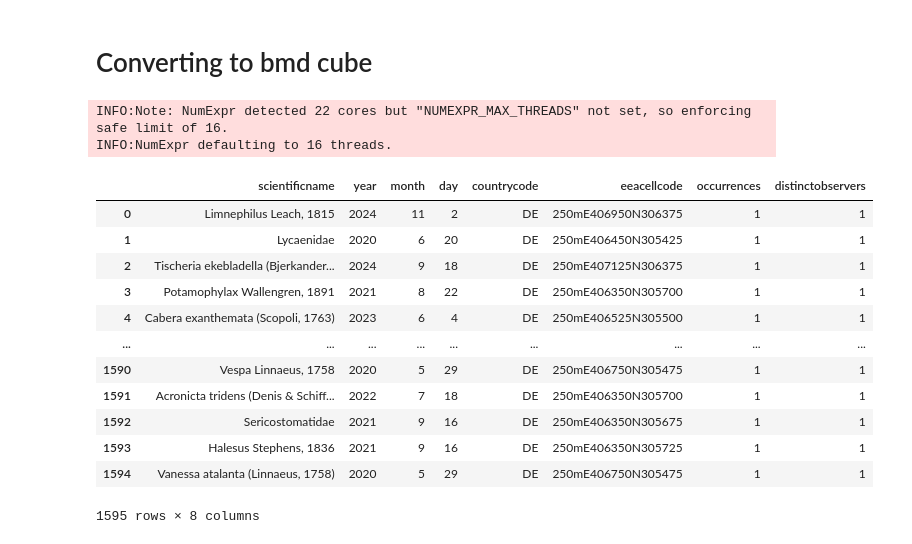
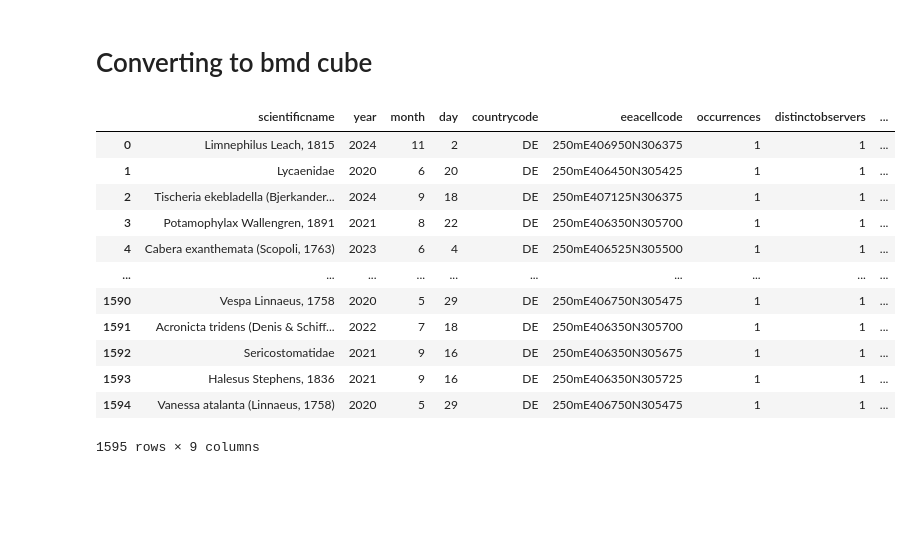
Before and after one commit to nbillietPM/BmC, a Jupyter notebook: scripts/gbif/gbif.ipynb, the cells around one changed output. Saved outputs shown, nothing was run; the diff lists cells and outputs as text; code cells hidden in the pictures; blank space fills up the shorter version.

```diff
--- a/scripts/gbif/gbif.ipynb
+++ b/scripts/gbif/gbif.ipynb
@@ -148,23 +148,25 @@ Total records found in box: 65768210
 # Converting to bmd cube
 # %%
 import pandas as pd
+from bmc.datasource.gbif import harmonisation
+from bmc.engine import spatial
 
+spatial_engine = spatial.spatial_engine()
 bbox = [6.365693, 50.50134, 6.472005, 50.650193]
-gbif_table = pd.read_csv("0002756-260623161305970.csv", sep="\t")
-gbif_table
+gdf = pd.read_csv("0002756-260623161305970.csv", sep="\t")
+gdf["geometry"] =  gdf["eeacellcode"].apply(harmonisation.parse_to_polygon)
+gdf
 # %% [output]
+|  | scientificname | year | month | day | countrycode | eeacellcode | occurrences | distinctobservers | ... |
+| 0 | Limnephilus Leach, 1815 | 2024 | 11 | 2 | DE | 250mE406950N306375 | 1 | 1 | ... |
+| 1 | Lycaenidae | 2020 | 6 | 20 | DE | 250mE406450N305425 | 1 | 1 | ... |
+| 2 | Tischeria ekebladella (Bjerkander... | 2024 | 9 | 18 | DE | 250mE407125N306375 | 1 | 1 | ... |
+| 3 | Potamophylax Wallengren, 1891 | 2021 | 8 | 22 | DE | 250mE406350N305700 | 1 | 1 | ... |
+| 4 | Cabera exanthemata (Scopoli, 1763) | 2023 | 6 | 4 | DE | 250mE406525N305500 | 1 | 1 | ... |
+| ... | ... | ... | ... | ... | ... | ... | ... | ... | ... |
+| 1590 | Vespa Linnaeus, 1758 | 2020 | 5 | 29 | DE | 250mE406750N305475 | 1 | 1 | ... |
+| 1591 | Acronicta tridens (Denis & Schiff... | 2022 | 7 | 18 | DE | 250mE406350N305700 | 1 | 1 | ... |
+| 1592 | Sericostomatidae | 2021 | 9 | 16 | DE | 250mE406350N305675 | 1 | 1 | ... |
+| 1593 | Halesus Stephens, 1836 | 2021 | 9 | 16 | DE | 250mE406350N305725 | 1 | 1 | ... |
+| 1594 | Vanessa atalanta (Linnaeus, 1758) | 2020 | 5 | 29 | DE | 250mE406750N305475 | 1 | 1 | ... |
-INFO:Note: NumExpr detected 22 cores but "NUMEXPR_MAX_THREADS" not set, so enforcing safe limit of 16.
-INFO:NumExpr defaulting to 16 threads.
+1595 rows × 9 columns
-|  | scientificname | year | month | day | countrycode | eeacellcode | occurrences | distinctobservers |
-| 0 | Limnephilus Leach, 1815 | 2024 | 11 | 2 | DE | 250mE406950N306375 | 1 | 1 |
-| 1 | Lycaenidae | 2020 | 6 | 20 | DE | 250mE406450N305425 | 1 | 1 |
-| 2 | Tischeria ekebladella (Bjerkander... | 2024 | 9 | 18 | DE | 250mE407125N306375 | 1 | 1 |
-| 3 | Potamophylax Wallengren, 1891 | 2021 | 8 | 22 | DE | 250mE406350N305700 | 1 | 1 |
-| 4 | Cabera exanthemata (Scopoli, 1763) | 2023 | 6 | 4 | DE | 250mE406525N305500 | 1 | 1 |
-| ... | ... | ... | ... | ... | ... | ... | ... | ... |
-| 1590 | Vespa Linnaeus, 1758 | 2020 | 5 | 29 | DE | 250mE406750N305475 | 1 | 1 |
-| 1591 | Acronicta tridens (Denis & Schiff... | 2022 | 7 | 18 | DE | 250mE406350N305700 | 1 | 1 |
-| 1592 | Sericostomatidae | 2021 | 9 | 16 | DE | 250mE406350N305675 | 1 | 1 |
-| 1593 | Halesus Stephens, 1836 | 2021 | 9 | 16 | DE | 250mE406350N305725 | 1 | 1 |
-| 1594 | Vanessa atalanta (Linnaeus, 1758) | 2020 | 5 | 29 | DE | 250mE406750N305475 | 1 | 1 |
-1595 rows × 8 columns
```
Also changed, not shown: parts of 19 cells of this notebook, 1 other file.
